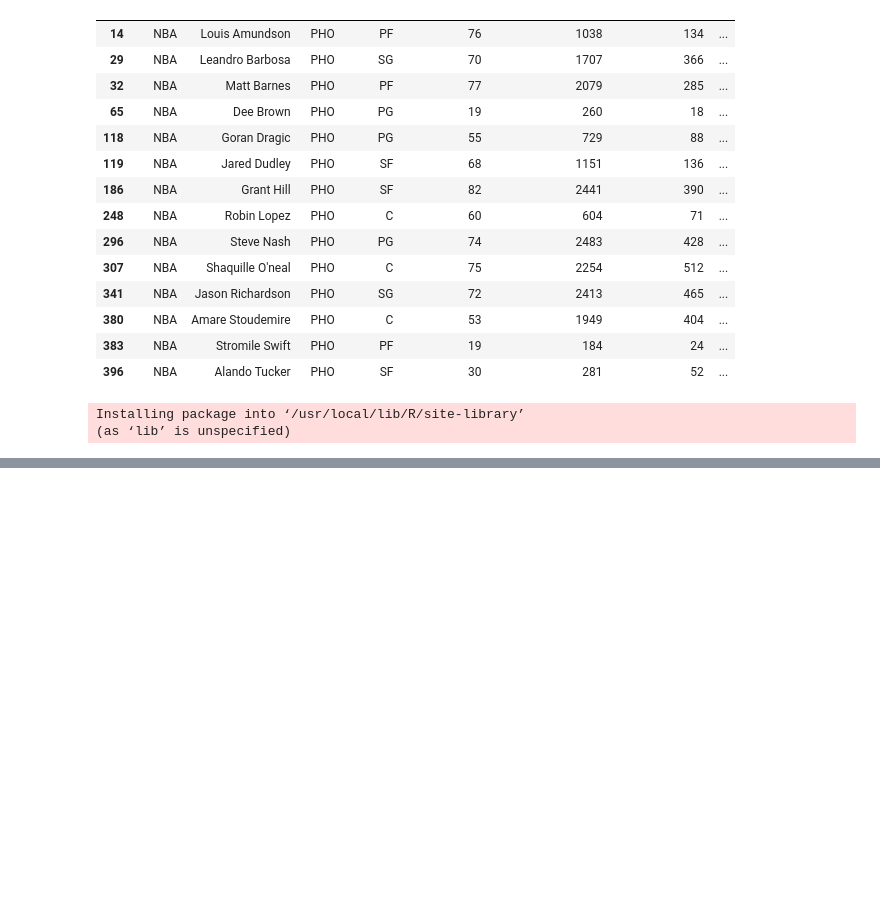
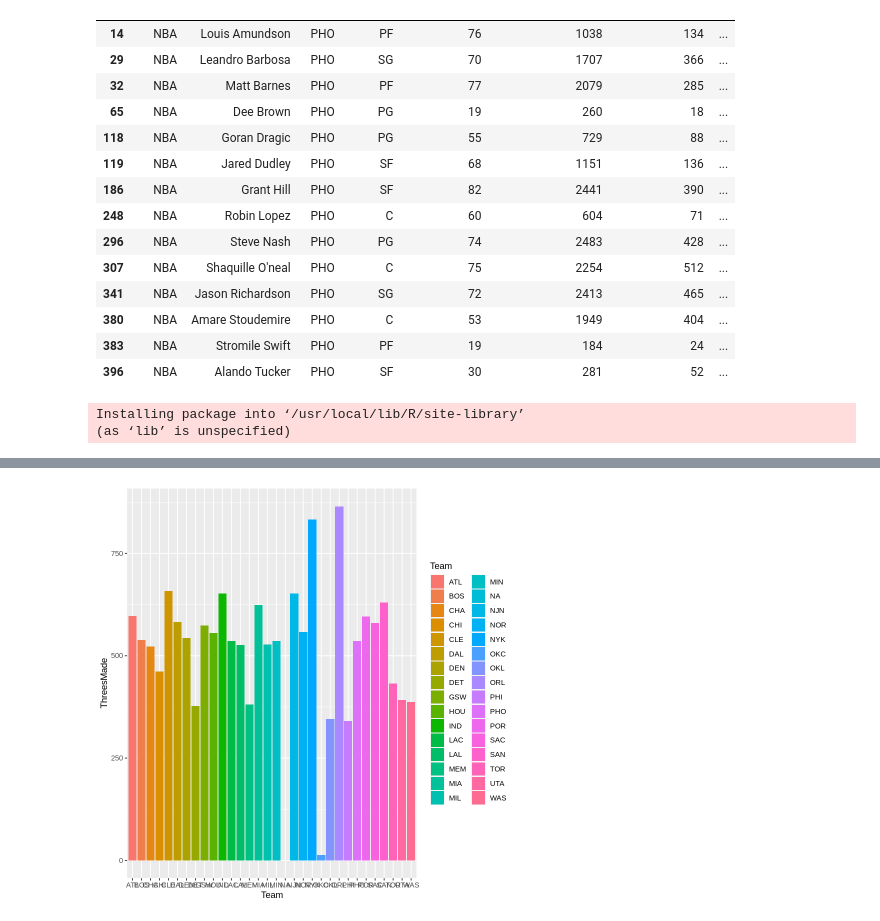
Before and after one commit to mia-netizen/bigdata, a Jupyter notebook: 0420期中考.ipynb, the cells around one changed output, grey strips where cells are left out. Drawn from its saved outputs; the diff is of its cells as text; code cells hidden in the pictures; blank space fills up the shorter version.

```diff
--- a/0420期中考.ipynb
+++ b/0420期中考.ipynb
@@ -156,0 +179,4 @@ ggplot(df,aes(x=gp,y=y))+geom_polygon()
+# %%
+ggplot(data=NBA0809,aes(x=Team,y=ThreesMade,fill=Team))+geom_col()
+# %% [output]
+[figure, added]
```
Also changed, not shown: parts of 13 cells of this notebook.
